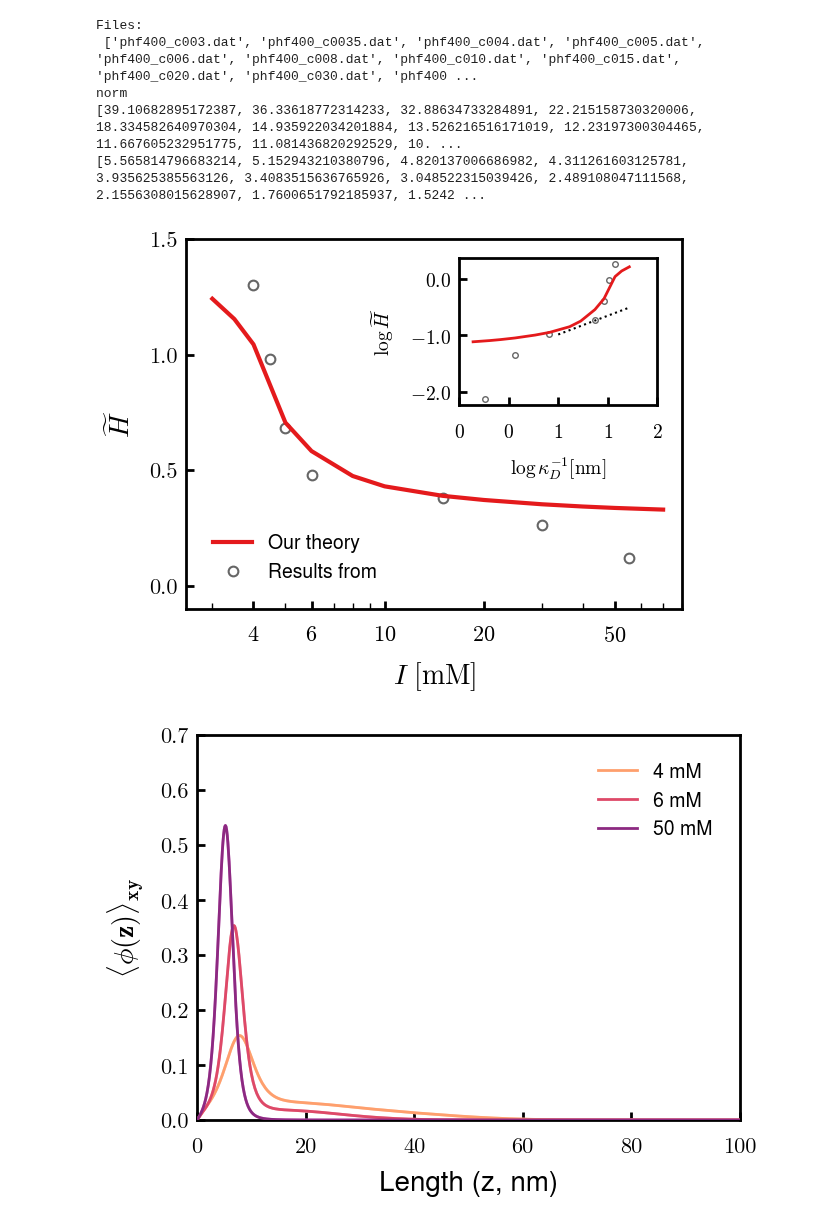
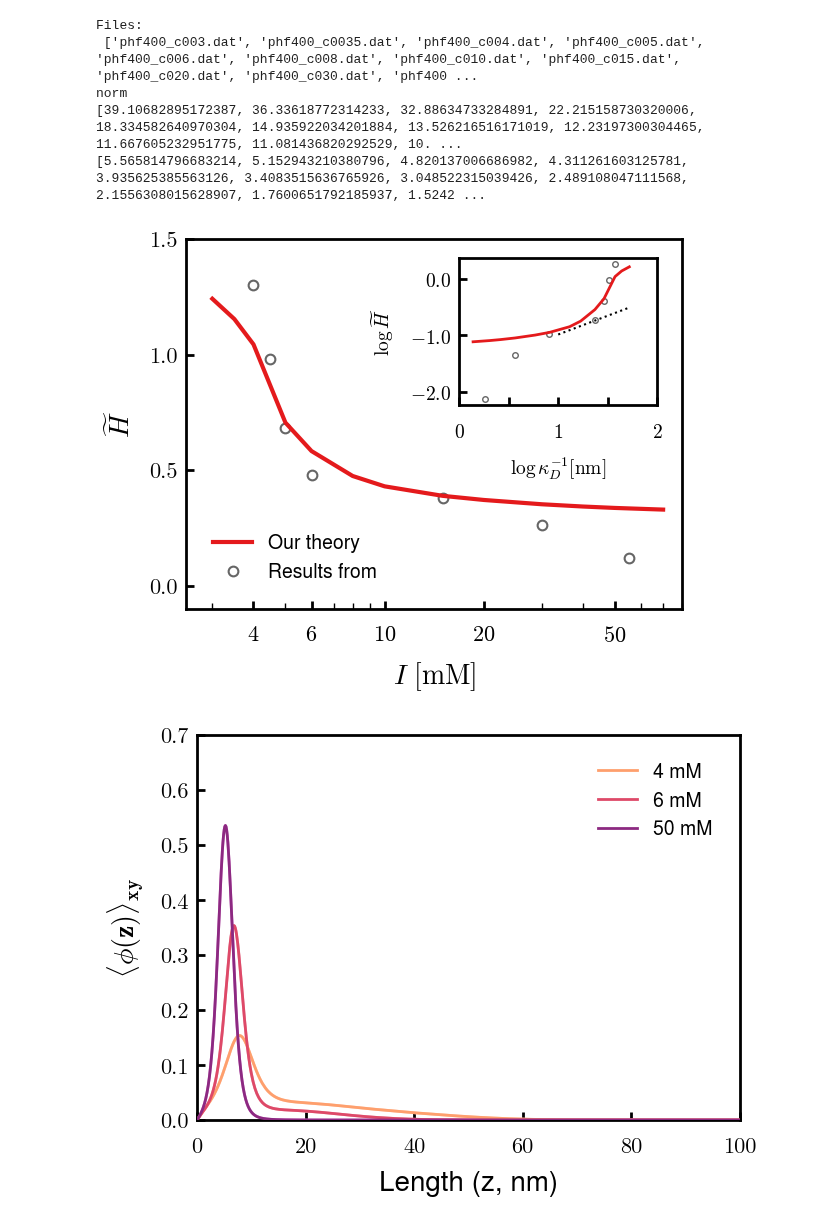
Before and after one commit to tyokokur/utilities, a Jupyter notebook: python/nfh_vis.ipynb, the cells around one changed output. Saved outputs shown, nothing was run; the diff lists cells and outputs as text; code cells hidden in the pictures.

```diff
--- a/python/nfh_vis.ipynb
+++ b/python/nfh_vis.ipynb
@@ -102,7 +102,8 @@ ag_x = np.array([1.0, 1.7])
 ag_y = 2/3 * ag_x - 1.65 # Zhulina 1995 Alexander-de Gennes 2/3 scaling
 axins.plot(ag_x, ag_y, 'k:', lw=1.5)
 # axins.text(4.65, -1.35, r'$2/3$')
-axins.set_xticks([0, 0.5, 1, 1.5, 2.], ['0', '', '1', '', '2'])
+axins.set_xticks([0, 0.5, 1, 1.5, 2.])
+axins.set_xticklabels(['$0$', '', '$1$', '', '$2$'])
 axins.set_xlim(0, 2.0)
 # axins.set_yticks([-1, 0, 1])
 # axins.set_ylim(-1.5, 1.00)
@@ -110,35 +111,35 @@ axins.set_xlim(0, 2.0)
 axins.set_ylabel(r'$\log\widetilde{H}$', fontsize=14)
 axins.set_xlabel(r'$\log\mathbf{\kappa}_D^{-1} [\mathrm{nm}]$', fontsize=14)
 ax.legend(loc=3)
 
 ax.set_xscale('log')
 ax.set_xlim(2.5, 80)
 ax.set_xticks([4, 6, 10, 20, 50])
 
 ax.set_ylim(-0.1, 1.5)
 ax.set_yticks([0.0, 0.5, 1.0, 1.5] )
 ax.set_ylabel(r'$\widetilde{H}$')
 ax.set_xlabel(r'$I\ [\mathrm{mM}]$')
 
 class xScalarFormatterClass(ticker.ScalarFormatter):
     def _set_format(self):
         self.format = "$%d$" # New precision
 class yScalarFormatterClass(ticker.ScalarFormatter):
     def _set_format(self):
         self.format = "$%.1f$" # New precision
-axins.xaxis.set_major_formatter(xScalarFormatterClass(useMathText=True))
+# axins.xaxis.set_major_formatter(xScalarFormatterClass(useMathText=True))
 ax.xaxis.set_major_formatter(xScalarFormatterClass(useMathText=True))
 axins.yaxis.set_major_formatter(yScalarFormatterClass(useMathText=True))
 axins.xaxis.set_tick_params(labelsize=14)
 axins.yaxis.set_tick_params(labelsize=14)
 
 # plt.gcf().text(0.000, 0.82, '(a)', fontsize=24)
 tjy.ticks()
 
 # plt.savefig('./imgs/hprof.eps')
 plt.show()
 # %% [output]
-[figure, old version]
+[figure, new version]
 # %%
 # labs = ['003', '0035', '004', '005', '006', '008', '010', '020', '050']
 labs = ['004', '006', '050']
```
